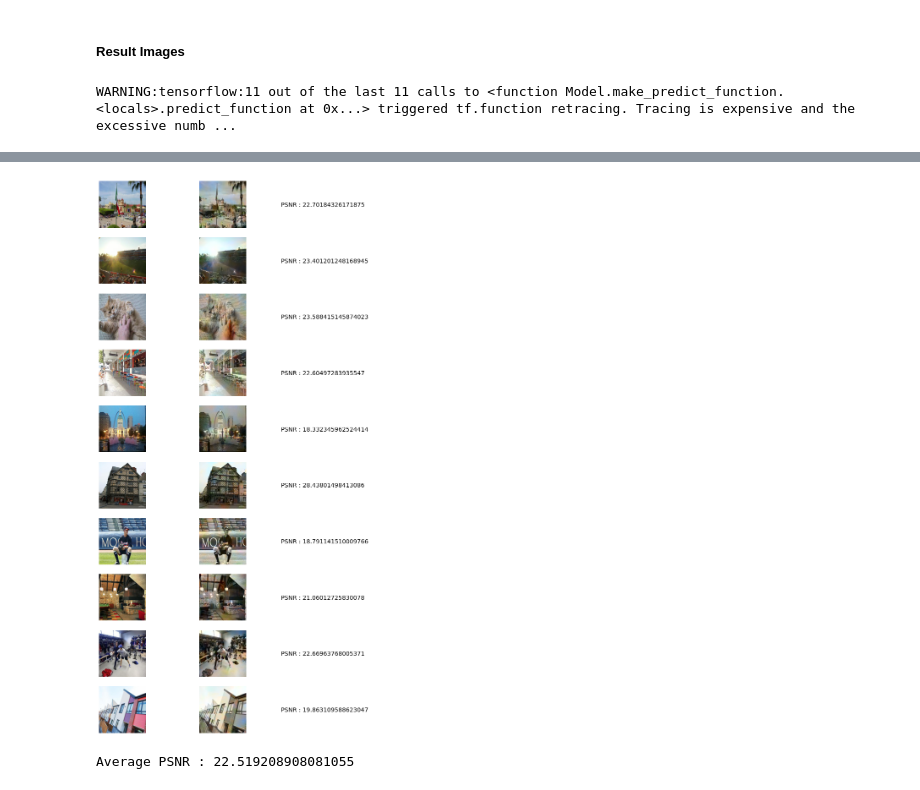
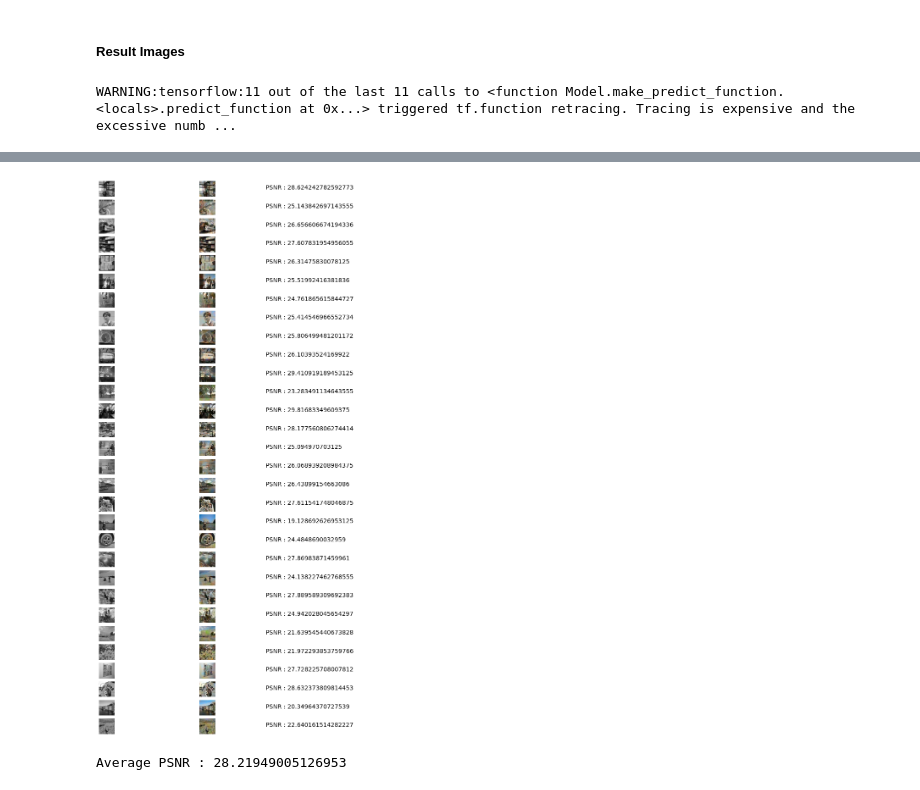
Before and after one commit to Jionee/AI_colorization, a Jupyter notebook: Image_Colorization.ipynb, the cells around one changed output, grey strips where cells are left out. Saved outputs shown, nothing was run; the diff lists cells and outputs as text; code cells hidden in the pictures.

```diff
--- a/Image_Colorization.ipynb
+++ b/Image_Colorization.ipynb
@@ -38,7 +38,7 @@ train_path = './drive/MyDrive/testData'
 test_path = './drive/MyDrive/testValidation'
 final_test_path = './drive/MyDrive/finalTest'
 evaluate_path = './drive/MyDrive/testEvaluate'
-evaluate_number = 12
+evaluate_number = 30
 
 #Normalize images
 test_datagen = train_datagen = finalTest_datagen = evaluate_datagen = ImageDataGenerator(rescale=1./255)
@@ -285,6 +290,7 @@ def calPSNR(y_true, y_pred):
 ##### Result Images
 # %%
 modelPath = './drive/MyDrive/test/model1.model'
+#modelPath = '/content/drive/MyDrive/test/bestModel17.model'
 model = tf.keras.models.load_model(
     modelPath,
     custom_objects=None,
@@ -301,16 +307,12 @@ model = tf.keras.models.load_model(
 # pred_Imgs = [lab2rgb(result[i]) for i in range(100)]
 
 # storePath="./drive/MyDrive/result/num"
-# for k in pred_Imgs
-#   imsave(storePath+k+'.png',lab2rgb(result))
-# # imsave("result.png",lab2rgb(result))
 
 # plt.figure(figsize=(12,24))
 # plt.title("Test vs Predicted Test")
 # i=1
+# j=0
 # for j in range(10):
-#   #j=j+1
-#   j = np.random.randint(0,99)
 #   plt.subplot(10,3,i)
 #   plt.axis('off')
 #   plt.imshow(finalTest[0][j])
@@ -345,10 +347,10 @@ model = tf.keras.models.load_model(
 # plt.figure(figsize=(12,24))
 # plt.title("Test vs Predicted Test")
 # i=1
+# j=0
 # for j in range(10):
 #   #j=j+1
-#   j = np.random.randint(0,99)
-#   #j=2
+#   #j = np.random.randint(0,99)
 #   plt.subplot(10,3,i)
 #   plt.axis('off')
 #   plt.imshow(test[0][j])
@@ -362,7 +364,7 @@ model = tf.keras.models.load_model(
 #   PSNR = calPSNR(test[0][j],pred_Imgs[j])
 #   plt.text(0,0.45,f"PSNR : {PSNR}",fontsize=14)
 #   i += 3
-
+#   j += 1
 #==========================train===================================
 
 # output = model.predict(X_train)
@@ -402,7 +404,7 @@ result[:,:,:,0] = X_evaluate_test[:,:,:,0] #L
 result[:,:,:,1:] = output#AB
 pred_Imgs = [lab2rgb(result[i]) for i in range(evaluate_number)]
 
-storePath="./drive/MyDrive/result/num"
+storePath="./drive/MyDrive/result/"
 for k in range(evaluate_number):
   imsave(storePath+str(k)+'.png',pred_Imgs[k])
 
@@ -410,17 +412,16 @@ plt.figure(figsize=(12,24))
 plt.title("Test vs Predicted Test")
 i=1
 j=0
-for j in range(10):
+for j in range(evaluate_number):
 
   #j = np.random.randint(0,evaluate_number-1)
-  plt.subplot(10,3,i)
+  plt.subplot(evaluate_number,3,i)
   plt.axis('off')
   plt.imshow(evaluateTest[0][j])
-  plt.subplot(10,3,i+1)
+  plt.subplot(evaluate_number,3,i+1)
   plt.axis('off')
   plt.imshow(pred_Imgs[j])
-  #plt.imshow(Y_test[0])
-  plt.subplot(10,3,i+2)
+  plt.subplot(evaluate_number,3,i+2)
   plt.axis('off')
 
   PSNR = calPSNR(evaluateTest[0][j],pred_Imgs[j])
@@ -445,4 +450,4 @@ WARNING:root:Lossy conversion from float64 to uint8. Range [0, 1]. Convert image
-[figure, old version]
+[figure, new version]
 # %%
 def AveragePSNR(pred_Imgs, test):
   psnr = 0.0
@@ -455,4 +460,4 @@ AveragePSNR(pred_Imgs, evaluateTest[0])
 #AveragePSNR(pred_Imgs, test[0])
 #AveragePSNR(pred_Imgs, train[0])
 # %% [output]
-Average PSNR : 22.519208908081055
+Average PSNR : 28.21949005126953
```
Also changed, not shown: parts of 6 cells of this notebook.
